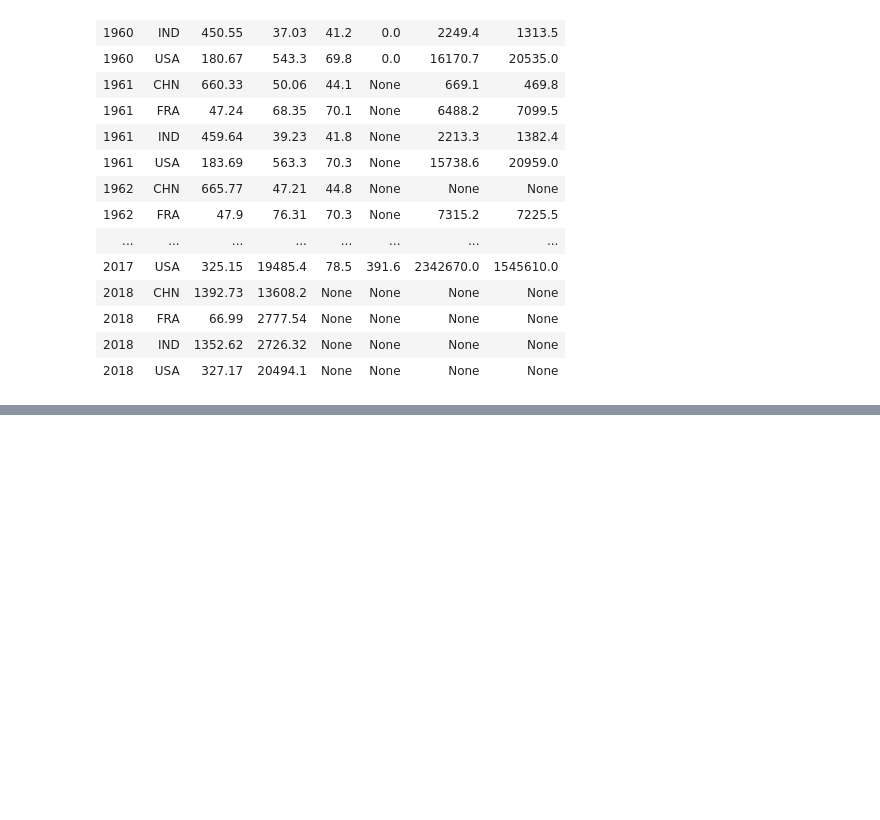
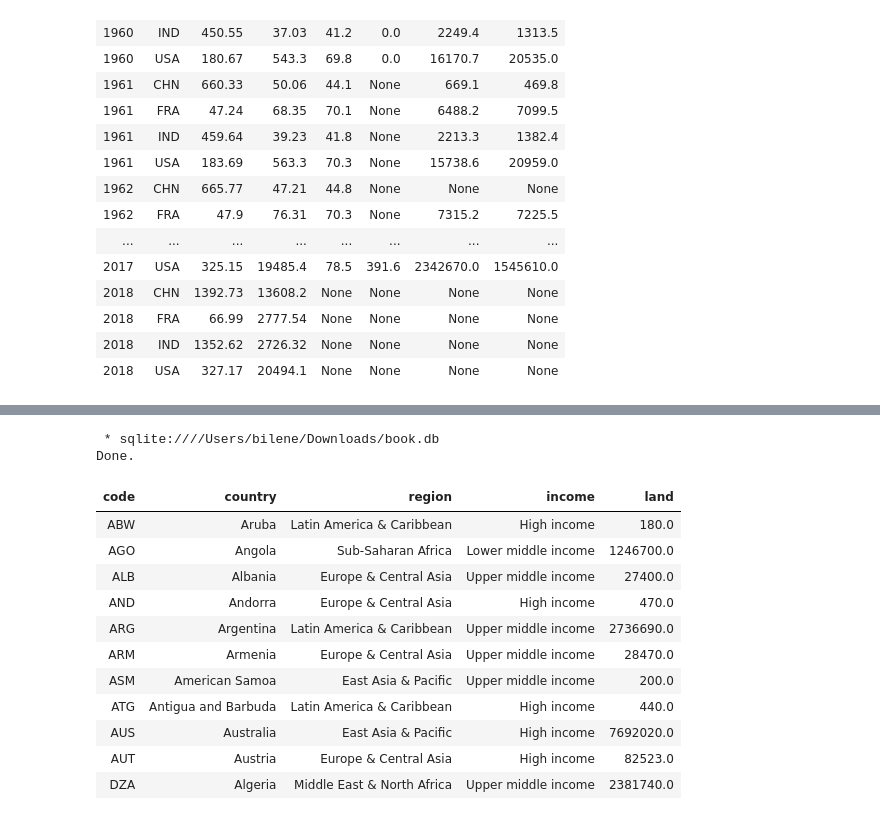
Before and after one commit to ernbilen/Data200_Fall23, a Jupyter notebook: notes/in-class/intro-to-sql.ipynb, the cells around one changed output, grey strips where cells are left out. Cells and saved outputs as stored; diff of their text form; code cells hidden in the pictures; blank space fills up the shorter version.

```diff
--- a/notes/in-class/intro-to-sql.ipynb
+++ b/notes/in-class/intro-to-sql.ipynb
@@ -162,0 +203,21 @@ Done.
+# %%
+%%sql
+-- return countries whose names start with "A" and end with "a"
+-- Keep in mind % can take on any character (one or multiple characters)
+SELECT * FROM countries
+WHERE country LIKE 'A%a'
+# %% [output]
+ * sqlite:////Users/bilene/Downloads/book.db
+Done.
+| code | country | region | income | land |
+| ABW | Aruba | Latin America & Caribbean | High income | 180.0 |
+| AGO | Angola | Sub-Saharan Africa | Lower middle income | 1246700.0 |
+| ALB | Albania | Europe & Central Asia | Upper middle income | 27400.0 |
+| AND | Andorra | Europe & Central Asia | High income | 470.0 |
+| ARG | Argentina | Latin America & Caribbean | Upper middle income | 2736690.0 |
+| ARM | Armenia | Europe & Central Asia | Upper middle income | 28470.0 |
+| ASM | American Samoa | East Asia & Pacific | Upper middle income | 200.0 |
+| ATG | Antigua and Barbuda | Latin America & Caribbean | High income | 440.0 |
+| AUS | Australia | East Asia & Pacific | High income | 7692020.0 |
+| AUT | Austria | Europe & Central Asia | High income | 82523.0 |
+| DZA | Algeria | Middle East & North Africa | Upper middle income | 2381740.0 |
```
Also changed, not shown: parts of 17 cells of this notebook.
